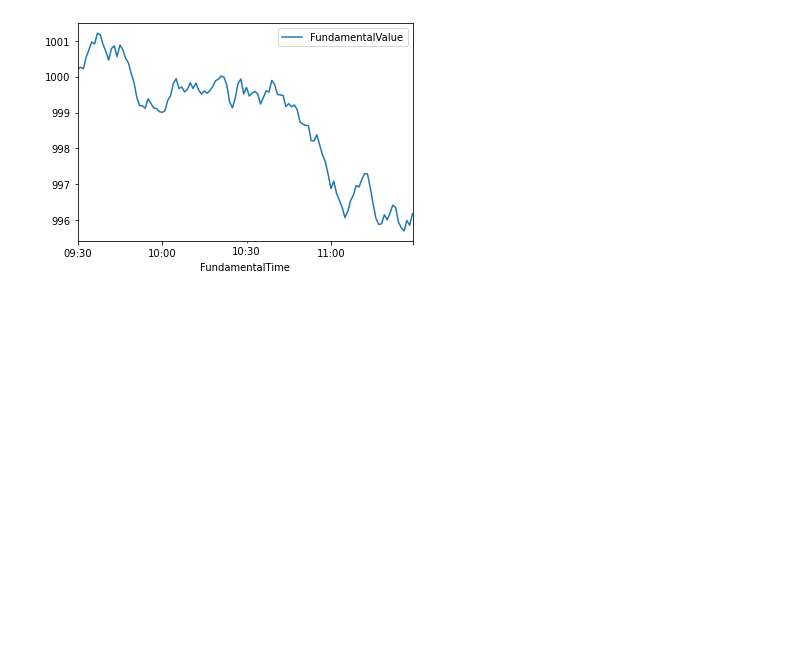
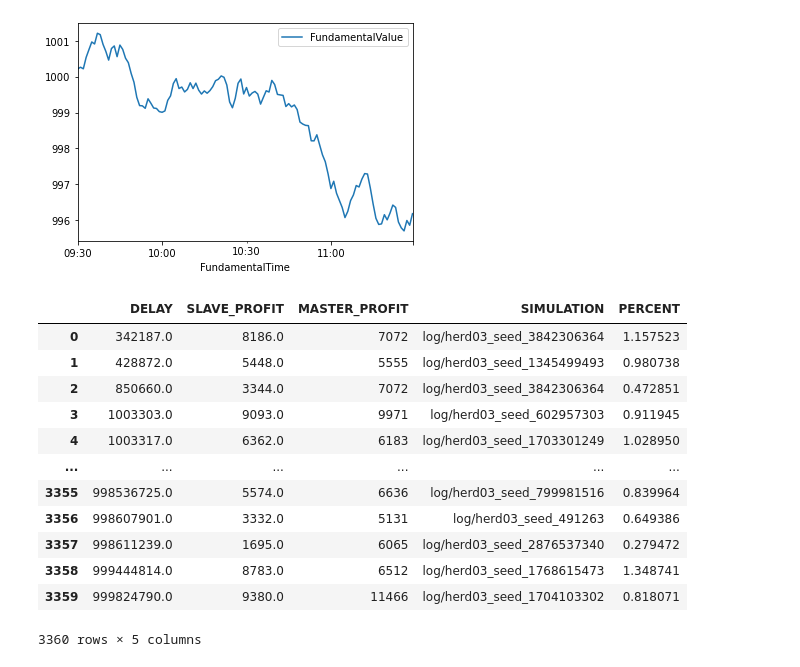
Before and after one commit to hogier/abides, a Jupyter notebook: explore.ipynb, the cells around one changed output. Drawn from its saved outputs; the diff is of its cells as text; code cells hidden in the pictures; blank space fills up the shorter version.

```diff
--- a/explore.ipynb
+++ b/explore.ipynb
@@ -445,3 +445,27 @@ temp
 # %% [output]
 <AxesSubplot:xlabel='FundamentalTime'>
 [figure]
+# %%
+# Herd03 config
+
+PATHS = []
+for file in os.listdir('log'):
+    if 'herd03' in file:
+        PATHS.append(f'log/{file}')
+
+df, slave_ids, master_ids = get_delays_and_profits(PATHS)
+df
+# %% [output]
+|  | DELAY | SLAVE_PROFIT | MASTER_PROFIT | SIMULATION | PERCENT |
+| 0 | 342187.0 | 8186.0 | 7072 | log/herd03_seed_3842306364 | 1.157523 |
+| 1 | 428872.0 | 5448.0 | 5555 | log/herd03_seed_1345499493 | 0.980738 |
+| 2 | 850660.0 | 3344.0 | 7072 | log/herd03_seed_3842306364 | 0.472851 |
+| 3 | 1003303.0 | 9093.0 | 9971 | log/herd03_seed_602957303 | 0.911945 |
+| 4 | 1003317.0 | 6362.0 | 6183 | log/herd03_seed_1703301249 | 1.028950 |
+| ... | ... | ... | ... | ... | ... |
+| 3355 | 998536725.0 | 5574.0 | 6636 | log/herd03_seed_799981516 | 0.839964 |
+| 3356 | 998607901.0 | 3332.0 | 5131 | log/herd03_seed_491263 | 0.649386 |
+| 3357 | 998611239.0 | 1695.0 | 6065 | log/herd03_seed_2876537340 | 0.279472 |
+| 3358 | 999444814.0 | 8783.0 | 6512 | log/herd03_seed_1768615473 | 1.348741 |
+| 3359 | 999824790.0 | 9380.0 | 11466 | log/herd03_seed_1704103302 | 0.818071 |
+3360 rows × 5 columns
```
Also changed, not shown: parts of 3 cells of this notebook, 3 other files.
